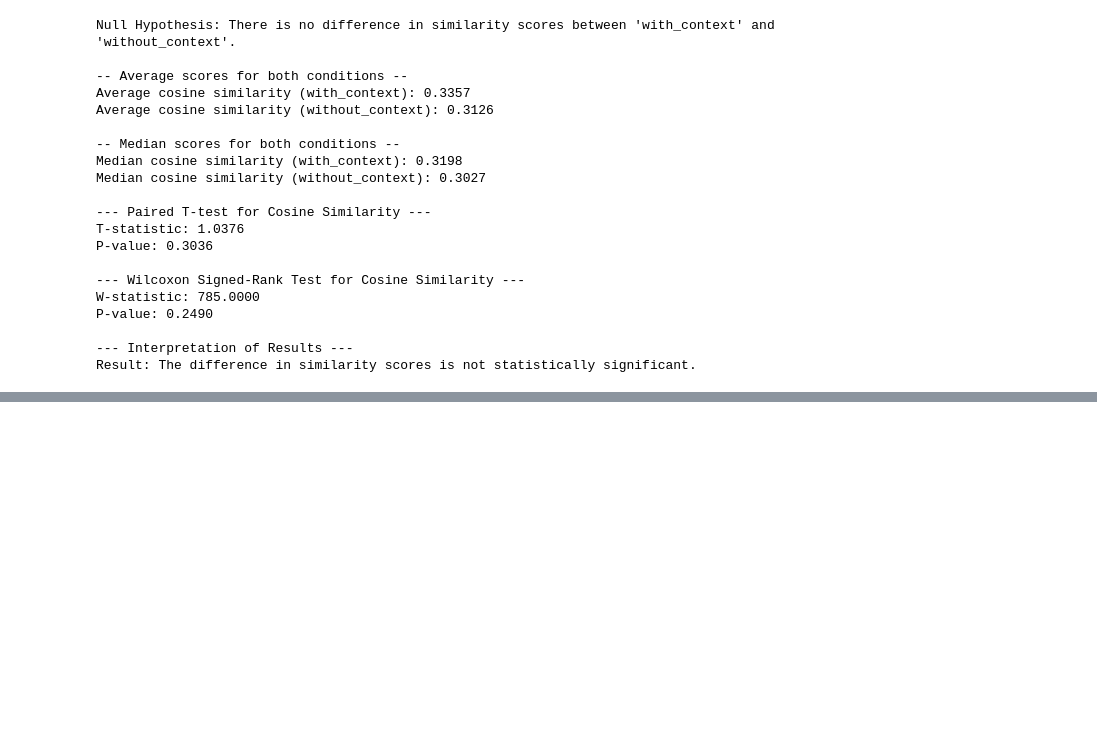
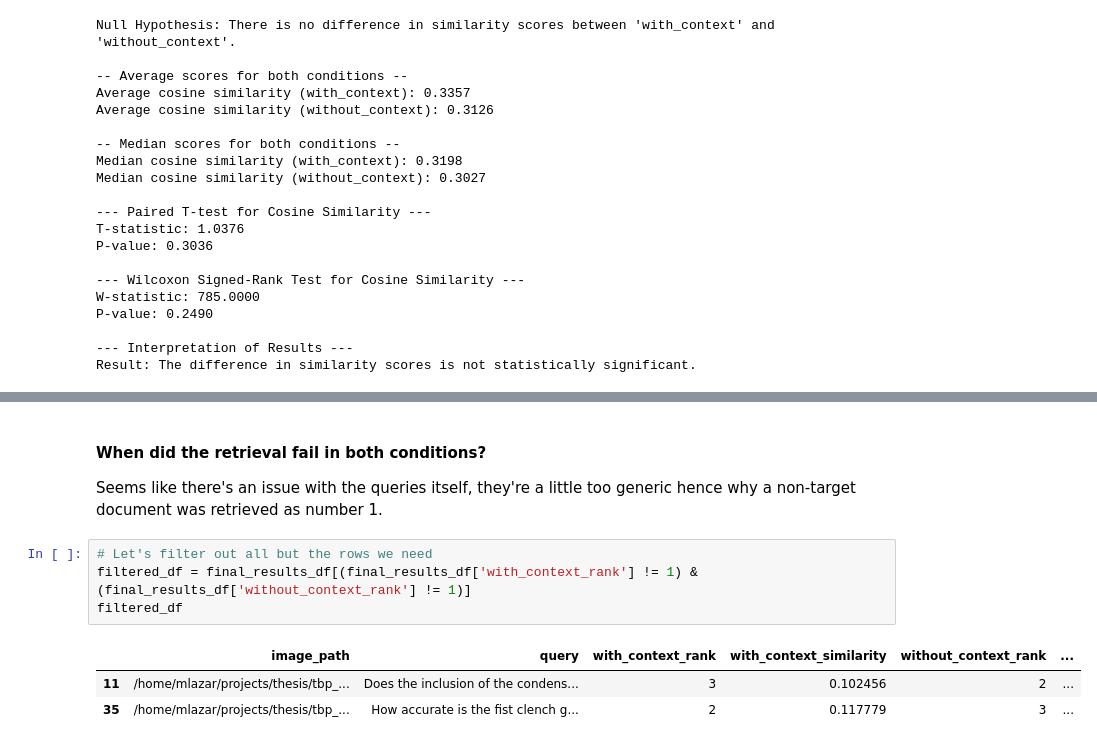
Before and after one commit to lazarmarek/UvA-Thesis, a Jupyter notebook: study2/notebooks/demo.ipynb, the cells around one changed output, grey strips where cells are left out. Drawn from its saved outputs; the diff is of its cells as text; blank space fills up the shorter version.

```diff
--- a/study2/notebooks/demo.ipynb
+++ b/study2/notebooks/demo.ipynb
@@ -353,0 +420,12 @@ Result: The difference in similarity scores is not statistically significant.
+# %% [markdown]
+#### When did the retrieval fail in both conditions?
+
+Seems like there's an issue with the queries itself, they're a little too generic hence why a non-target document was retrieved as number 1.
+# %%
+# Let's filter out all but the rows we need
+filtered_df = final_results_df[(final_results_df['with_context_rank'] != 1) & (final_results_df['without_context_rank'] != 1)]
+filtered_df
+# %% [output]
+|  | image_path | query | with_context_rank | with_context_similarity | without_context_rank | ... |
+| 11 | /home/mlazar/projects/thesis/tbp_... | Does the inclusion of the condens... | 3 | 0.102456 | 2 | ... |
+| 35 | /home/mlazar/projects/thesis/tbp_... | How accurate is the fist clench g... | 2 | 0.117779 | 3 | ... |
```
Also changed, not shown: parts of 6 cells of this notebook.
